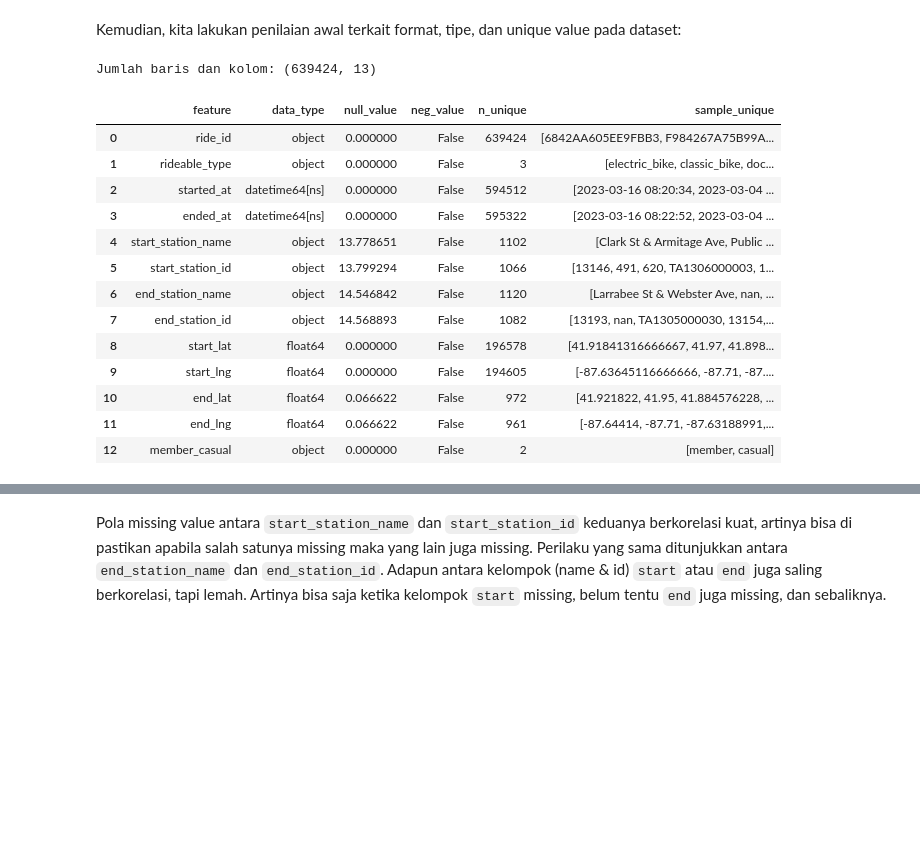
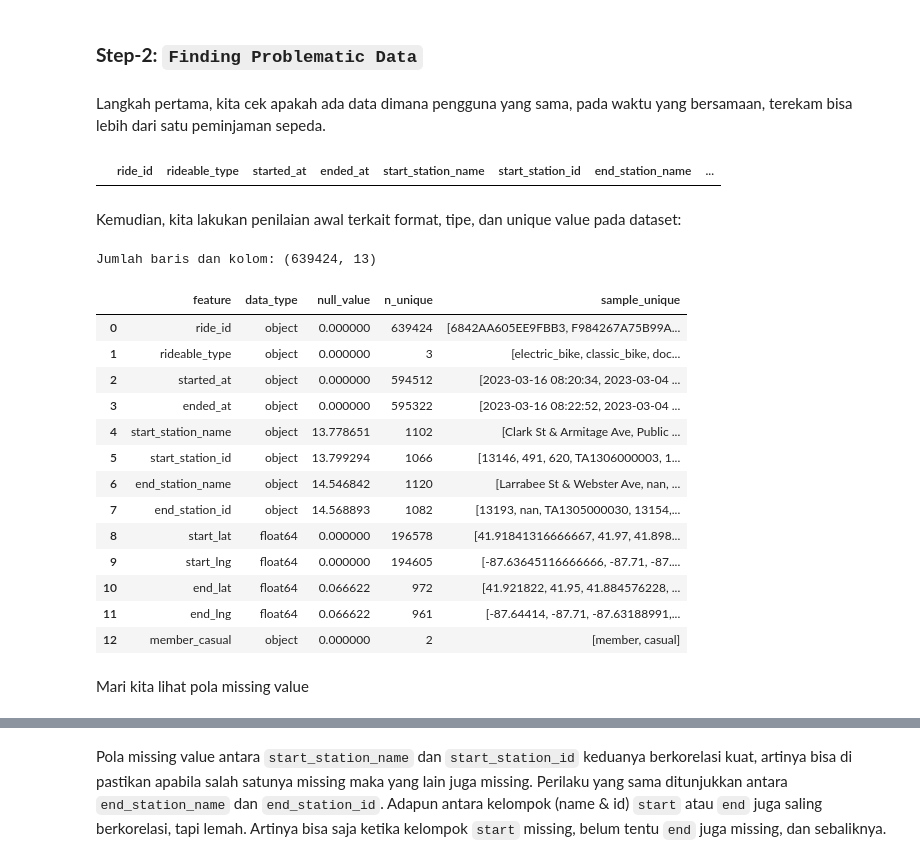
Before and after one commit to fandanabil1379/da-bike-sharing-analysis, a Jupyter notebook: notebooks/2.0-data-preparation.ipynb, the cells around one changed output, grey strips where cells are left out. Drawn from its saved outputs; the diff is of its cells as text; code cells hidden in the pictures; blank space fills up the shorter version.

```diff
--- a/notebooks/2.0-data-preparation.ipynb
+++ b/notebooks/2.0-data-preparation.ipynb
@@ -12,9 +15,9 @@ warnings.filterwarnings("ignore")
 # %%
-import glob
-
+# load dataset
 path = '../data/raw'
 csv_files = glob.glob(path + "/*.csv")
+df_list = (pd.read_csv(file) for file in csv_files)
 
-df_list = (pd.read_csv(file, engine='pyarrow') for file in csv_files)
-
+# save into df variable
 df = pd.concat(df_list, ignore_index=True)
+df.sample(5)
@@ -25,40 +31,40 @@ Pertama, ubah nilai yang memungkinkan sebagai missing value seperti `''` menjadi
-# %%
-cols = [
-    "start_station_name",
-    "start_station_id",
-    "end_station_name",
-    "end_station_id"
-]
-
-df[cols] = df[cols].replace({'': np.nan})
+# %% [markdown]
+### **Step-2:** `Finding Problematic Data`
+# %% [markdown]
+Langkah pertama, kita cek apakah ada data dimana pengguna yang sama, pada waktu yang bersamaan, terekam bisa lebih dari satu peminjaman sepeda.
+# %%
+df[df.duplicated(subset=['ride_id', 'started_at', 'ended_at'])]
+# %% [output]
+|  | ride_id | rideable_type | started_at | ended_at | start_station_name | start_station_id | end_station_name | ... |
 # %% [markdown]
 Kemudian, kita lakukan penilaian awal terkait format, tipe, dan unique value pada dataset:
 # %%
 print(f'Jumlah baris dan kolom: {df.shape}')
 
 pd.DataFrame(
     {
     'feature': df.columns.values,
     'data_type': df.dtypes.values,
     'null_value': df.isna().mean().values * 100,
-    'neg_value': [True if df[col].dtype == int and (df[col] < 0).any() else False for col in df.columns],
     'n_unique': df.nunique().values,
     'sample_unique': [df[col].unique() for col in df.columns]
     }
 )
 # %% [output]
 Jumlah baris dan kolom: (639424, 13)
-|  | feature | data_type | null_value | neg_value | n_unique | sample_unique |
-| 0 | ride_id | object | 0.000000 | False | 639424 | [6842AA605EE9FBB3, F984267A75B99A... |
-| 1 | rideable_type | object | 0.000000 | False | 3 | [electric_bike, classic_bike, doc... |
-| 2 | started_at | datetime64[ns] | 0.000000 | False | 594512 | [2023-03-16 08:20:34, 2023-03-04 ... |
-| 3 | ended_at | datetime64[ns] | 0.000000 | False | 595322 | [2023-03-16 08:22:52, 2023-03-04 ... |
-| 4 | start_station_name | object | 13.778651 | False | 1102 | [Clark St & Armitage Ave, Public ... |
-| 5 | start_station_id | object | 13.799294 | False | 1066 | [13146, 491, 620, TA1306000003, 1... |
-| 6 | end_station_name | object | 14.546842 | False | 1120 | [Larrabee St & Webster Ave, nan, ... |
-| 7 | end_station_id | object | 14.568893 | False | 1082 | [13193, nan, TA1305000030, 13154,... |
-| 8 | start_lat | float64 | 0.000000 | False | 196578 | [41.91841316666667, 41.97, 41.898... |
-| 9 | start_lng | float64 | 0.000000 | False | 194605 | [-87.63645116666666, -87.71, -87.... |
-| 10 | end_lat | float64 | 0.066622 | False | 972 | [41.921822, 41.95, 41.884576228, ... |
-| 11 | end_lng | float64 | 0.066622 | False | 961 | [-87.64414, -87.71, -87.63188991,... |
-| 12 | member_casual | object | 0.000000 | False | 2 | [member, casual] |
+|  | feature | data_type | null_value | n_unique | sample_unique |
+| 0 | ride_id | object | 0.000000 | 639424 | [6842AA605EE9FBB3, F984267A75B99A... |
+| 1 | rideable_type | object | 0.000000 | 3 | [electric_bike, classic_bike, doc... |
+| 2 | started_at | object | 0.000000 | 594512 | [2023-03-16 08:20:34, 2023-03-04 ... |
+| 3 | ended_at | object | 0.000000 | 595322 | [2023-03-16 08:22:52, 2023-03-04 ... |
+| 4 | start_station_name | object | 13.778651 | 1102 | [Clark St & Armitage Ave, Public ... |
+| 5 | start_station_id | object | 13.799294 | 1066 | [13146, 491, 620, TA1306000003, 1... |
+| 6 | end_station_name | object | 14.546842 | 1120 | [Larrabee St & Webster Ave, nan, ... |
+| 7 | end_station_id | object | 14.568893 | 1082 | [13193, nan, TA1305000030, 13154,... |
+| 8 | start_lat | float64 | 0.000000 | 196578 | [41.91841316666667, 41.97, 41.898... |
+| 9 | start_lng | float64 | 0.000000 | 194605 | [-87.63645116666666, -87.71, -87.... |
+| 10 | end_lat | float64 | 0.066622 | 972 | [41.921822, 41.95, 41.884576228, ... |
+| 11 | end_lng | float64 | 0.066622 | 961 | [-87.64414, -87.71, -87.63188991,... |
+| 12 | member_casual | object | 0.000000 | 2 | [member, casual] |
+# %% [markdown]
+Mari kita lihat pola missing value
```
Also changed, not shown: parts of 41 cells of this notebook, 15 other files.
